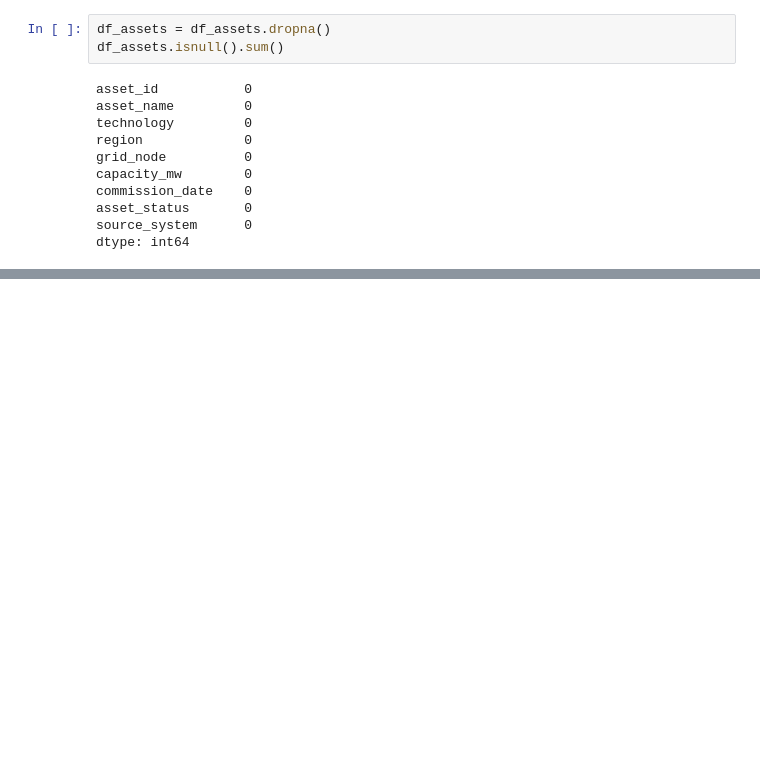
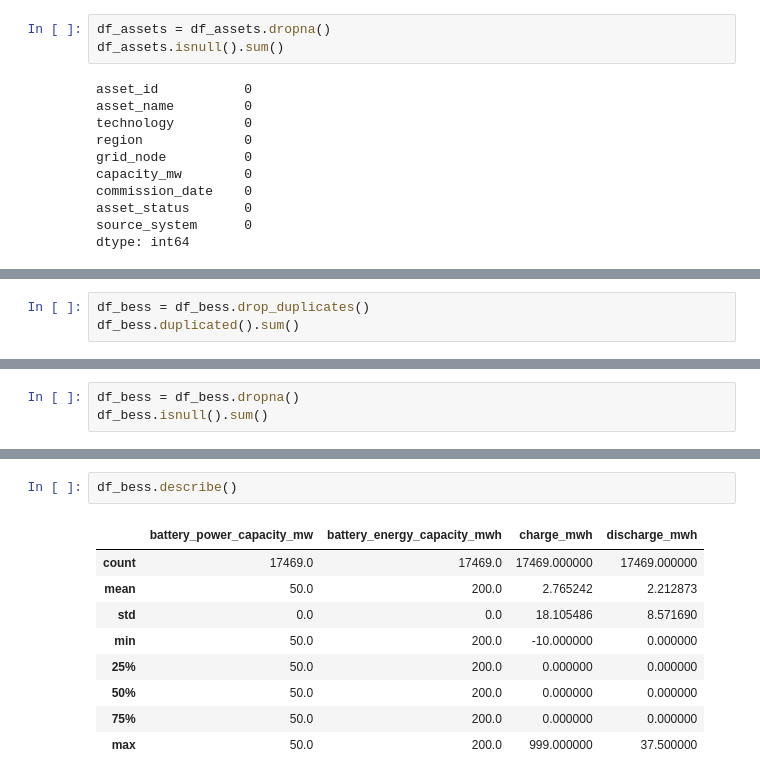
Before and after one commit to sadamhabnawi28/GreenGrid_Energy_Project, a Jupyter notebook: scripts/data_cleaning.ipynb, the cells around one changed output, grey strips where cells are left out. Saved outputs shown, nothing was run; the diff lists cells and outputs as text; blank space fills up the shorter version.

```diff
--- a/scripts/data_cleaning.ipynb
+++ b/scripts/data_cleaning.ipynb
@@ -76,0 +99,3 @@ dtype: int64
+# %%
+df_bess = df_bess.drop_duplicates()
+df_bess.duplicated().sum()
@@ -76,0 +104,3 @@ dtype: int64
+# %%
+df_bess = df_bess.dropna()
+df_bess.isnull().sum()
@@ -76,0 +117,12 @@ dtype: int64
+# %%
+df_bess.describe()
+# %% [output]
+|  | battery_power_capacity_mw | battery_energy_capacity_mwh | charge_mwh | discharge_mwh |
+| count | 17469.0 | 17469.0 | 17469.000000 | 17469.000000 |
+| mean | 50.0 | 200.0 | 2.765242 | 2.212873 |
+| std | 0.0 | 0.0 | 18.105486 | 8.571690 |
+| min | 50.0 | 200.0 | -10.000000 | 0.000000 |
+| 25% | 50.0 | 200.0 | 0.000000 | 0.000000 |
+| 50% | 50.0 | 200.0 | 0.000000 | 0.000000 |
+| 75% | 50.0 | 200.0 | 0.000000 | 0.000000 |
+| max | 50.0 | 200.0 | 999.000000 | 37.500000 |
```
Also changed, not shown: parts of 12 cells of this notebook, 1 other file.
